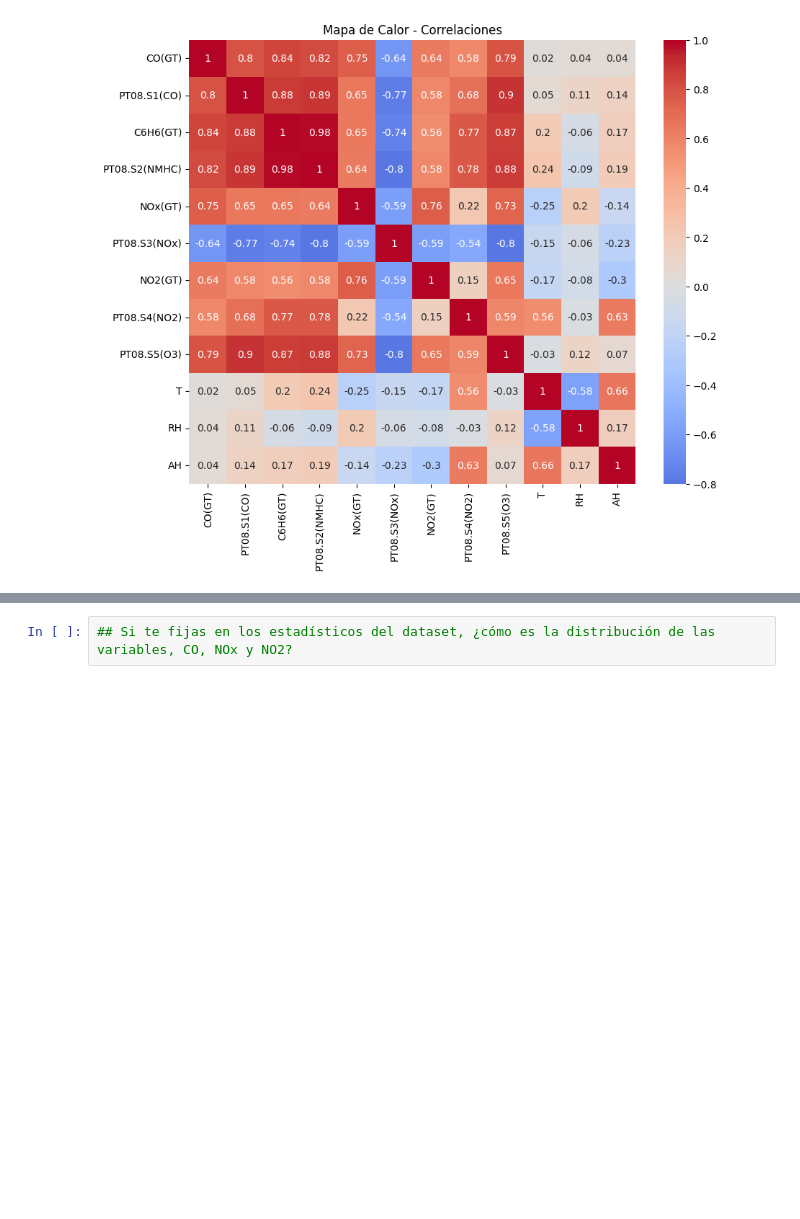
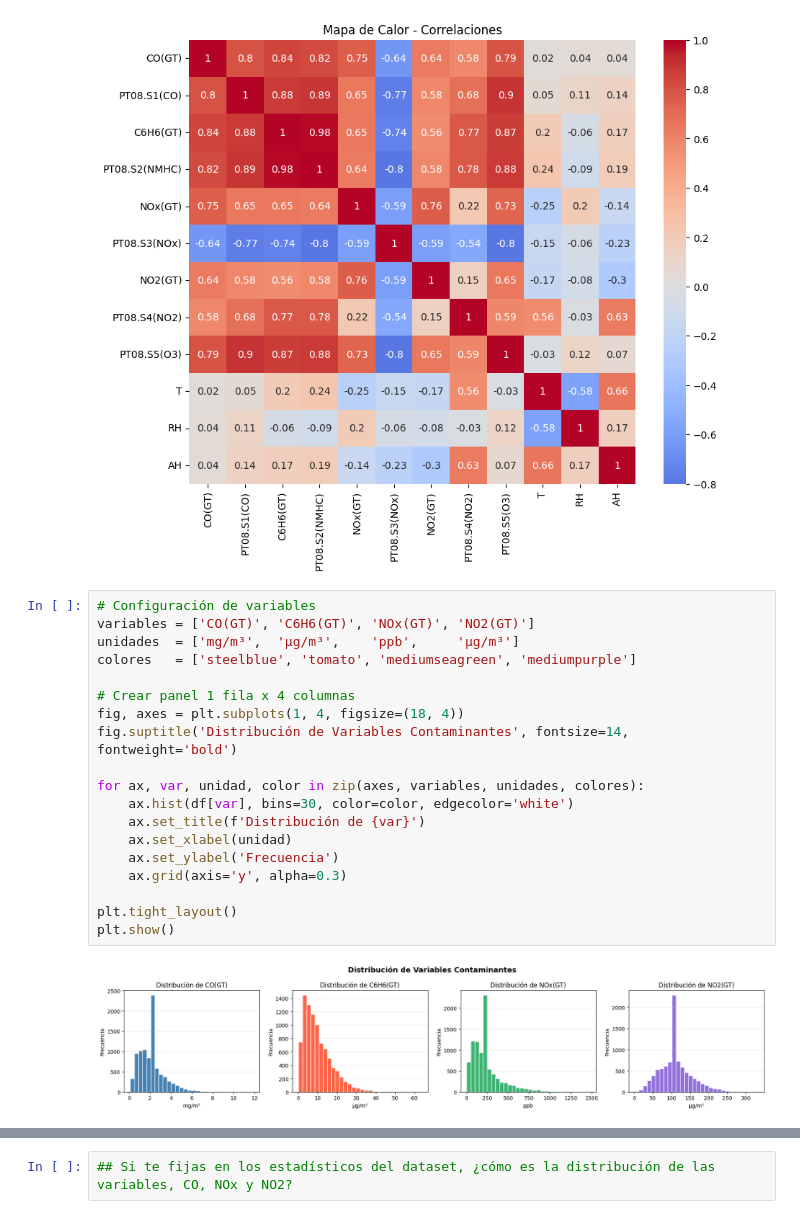
Before and after one commit to criszhirzhan/maestria_PLN_resources, a Jupyter notebook: AprendizajeAutomatico/Laboratorio_Actividad_1.ipynb, the cells around one changed output, grey strips where cells are left out. Drawn from its saved outputs; the diff is of its cells as text; blank space fills up the shorter version.

```diff
--- a/AprendizajeAutomatico/Laboratorio_Actividad_1.ipynb
+++ b/AprendizajeAutomatico/Laboratorio_Actividad_1.ipynb
@@ -386,4 +386,25 @@ T                0.02      0.20    -0.25    -0.17
 75%       2.60     14.00   280.00   132.00
 max      11.90     63.70  1479.00   333.00
 [figure]
+# %%
+# Configuración de variables
+variables = ['CO(GT)', 'C6H6(GT)', 'NOx(GT)', 'NO2(GT)']
+unidades  = ['mg/m³',  'µg/m³',    'ppb',     'µg/m³']
+colores   = ['steelblue', 'tomato', 'mediumseagreen', 'mediumpurple']
+
+# Crear panel 1 fila x 4 columnas
+fig, axes = plt.subplots(1, 4, figsize=(18, 4))
+fig.suptitle('Distribución de Variables Contaminantes', fontsize=14, fontweight='bold')
+
+for ax, var, unidad, color in zip(axes, variables, unidades, colores):
+    ax.hist(df[var], bins=30, color=color, edgecolor='white')
+    ax.set_title(f'Distribución de {var}')
+    ax.set_xlabel(unidad)
+    ax.set_ylabel('Frecuencia')
+    ax.grid(axis='y', alpha=0.3)
+
+plt.tight_layout()
+plt.show()
+# %% [output]
+[figure, added]
 # %% [markdown]
```
Also changed, not shown: parts of 1 cell of this notebook.
